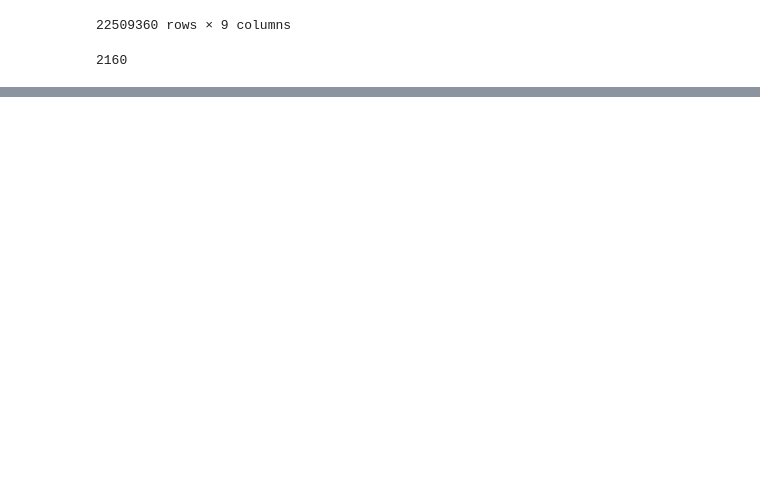
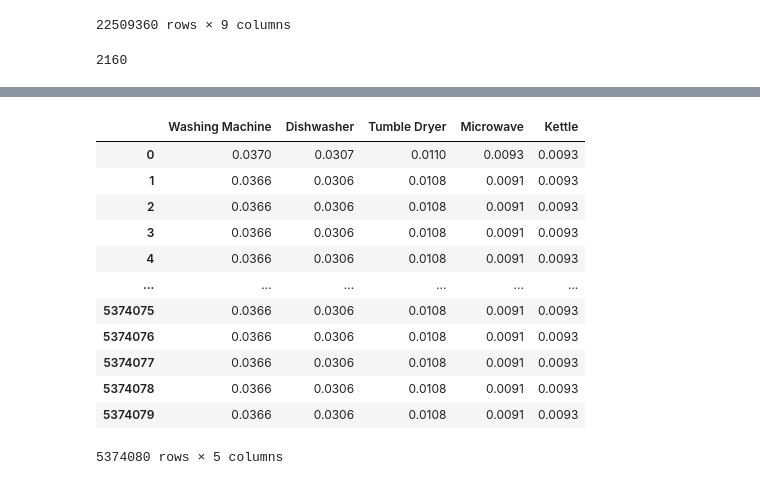
Before and after one commit to Ancherson/data-science-m1-rsa, a Jupyter notebook: Students_Step2/test2 copy.ipynb, the cells around one changed output, grey strips where cells are left out. Saved outputs shown, nothing was run; the diff lists cells and outputs as text; code cells hidden in the pictures; blank space fills up the shorter version.

Commit message:
dernier entraînement et resultat

```diff
--- a/Students_Step2/test2 copy.ipynb
+++ b/Students_Step2/test2 copy.ipynb
@@ -74,10 +74,6 @@ print(len(df_train[df_train["Index"] == 1]))
 22509360 rows × 9 columns
 2160
 # %%
-
-# Chargement des données
-#df
-
 # Paramètres du modèle
 batch_size = 32
 seq_len = 2160
@@ -113,11 +109,12 @@ def generate_data(df, batch_size):
 
 # Création du modèle
 model = Sequential()
-model.add(LSTM(units=128, input_shape=(seq_len, n_features), return_sequences=True))
+model.add(LSTM(128, return_sequences=True, input_shape=(seq_len, n_features)))
+model.add(LSTM(128, return_sequences=True))
+model.add(LSTM(128, return_sequences=True))
+model.add(Dense(5, activation='sigmoid'))
 model.add(Dropout(0.2))
-model.add(LSTM(units=128, return_sequences=True))
-model.add(Dropout(0.2))
-model.add(Dense(units=5, activation='sigmoid'))
+model.add(Dense(units=n_targets, activation='sigmoid'))
 
 # Compilation du modèle
 model.compile(optimizer='adam', loss='binary_crossentropy')
@@ -129,0 +137,5 @@ Epoch 1/5
+# %%
+model.save('modeltest2c.h5')
+for i in range(100):
+    model.fit(train_generator, steps_per_epoch=200, epochs=1)
+    model.save('modeltest2c.h5')
@@ -152,7 +179,7 @@ result_df = pd.DataFrame(data=np.array(y_pred).reshape(-1, 5), columns=['Washing
 
 
 result_df = result_df.round(4)
-
+display(result_df)
 # Exportation des résultats au format CSV
 result_df.to_csv('results_copy.csv', index=True,index_label="Index")
 # %% [output]
@@ -175,0 +203,13 @@ result_df.to_csv('results_copy.csv', index=True,index_label="Index")
+|  | Washing Machine | Dishwasher | Tumble Dryer | Microwave | Kettle |
+| 0 | 0.0370 | 0.0307 | 0.0110 | 0.0093 | 0.0093 |
+| 1 | 0.0366 | 0.0306 | 0.0108 | 0.0091 | 0.0093 |
+| 2 | 0.0366 | 0.0306 | 0.0108 | 0.0091 | 0.0093 |
+| 3 | 0.0366 | 0.0306 | 0.0108 | 0.0091 | 0.0093 |
+| 4 | 0.0366 | 0.0306 | 0.0108 | 0.0091 | 0.0093 |
+| ... | ... | ... | ... | ... | ... |
+| 5374075 | 0.0366 | 0.0306 | 0.0108 | 0.0091 | 0.0093 |
+| 5374076 | 0.0366 | 0.0306 | 0.0108 | 0.0091 | 0.0093 |
+| 5374077 | 0.0366 | 0.0306 | 0.0108 | 0.0091 | 0.0093 |
+| 5374078 | 0.0366 | 0.0306 | 0.0108 | 0.0091 | 0.0093 |
+| 5374079 | 0.0366 | 0.0306 | 0.0108 | 0.0091 | 0.0093 |
+5374080 rows × 5 columns
```
Also changed, not shown: parts of 3 cells of this notebook, 7 other files.
